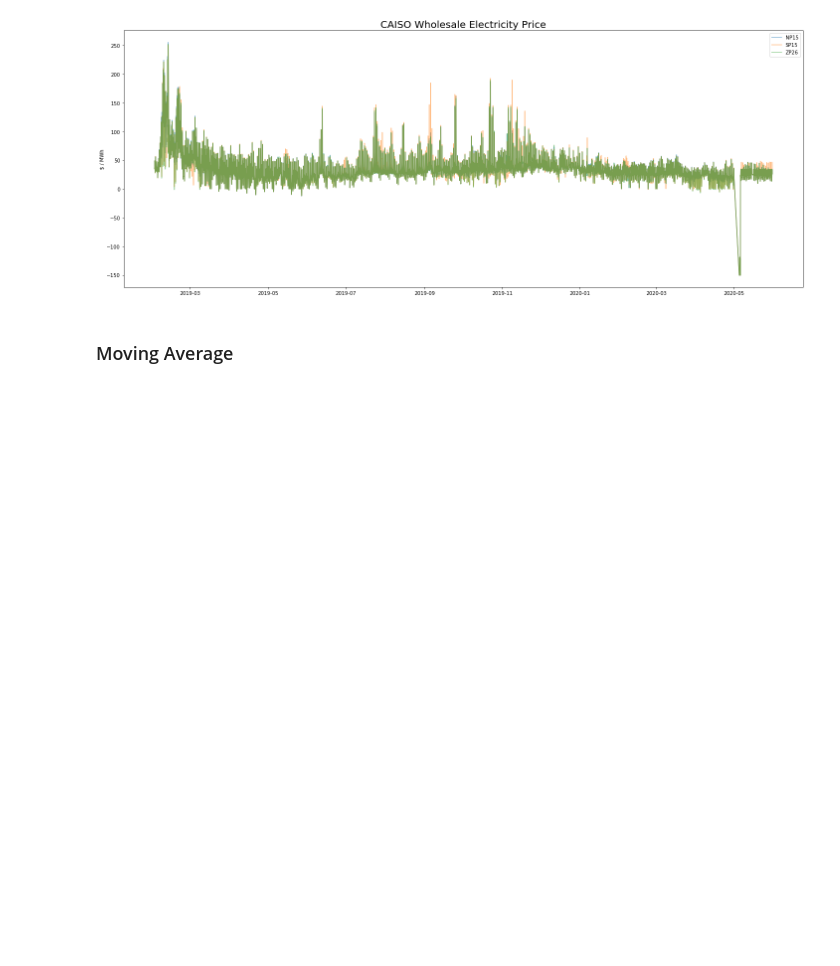
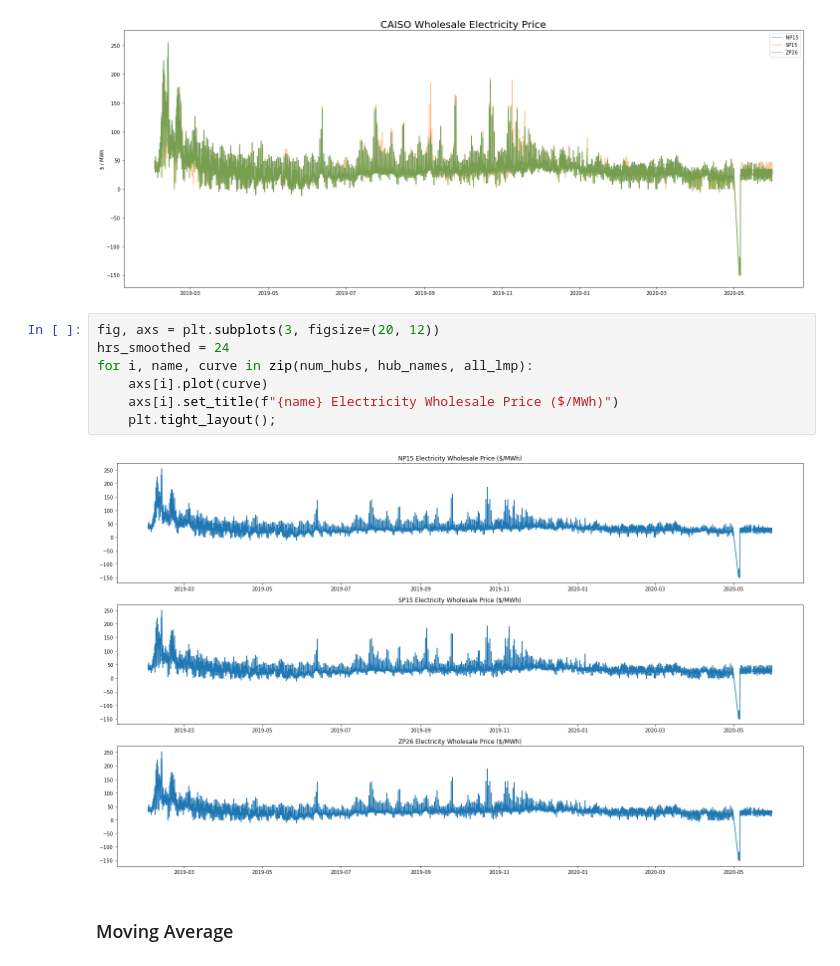
Before and after one commit to Morgan-Sell/caiso-price-forecast, a Jupyter notebook: arima.ipynb, the cells around one changed output. Saved outputs shown, nothing was run; the diff lists cells and outputs as text; blank space fills up the shorter version.

```diff
--- a/arima.ipynb
+++ b/arima.ipynb
@@ -106,6 +106,15 @@ ax.set_ylabel('$ / MWh')
 plt.tight_layout();
 # %% [output]
 [figure]
+# %%
+fig, axs = plt.subplots(3, figsize=(20, 12))
+hrs_smoothed = 24
+for i, name, curve in zip(num_hubs, hub_names, all_lmp):
+    axs[i].plot(curve)
+    axs[i].set_title(f"{name} Electricity Wholesale Price ($/MWh)")
+    plt.tight_layout();
+# %% [output]
+[figure, added]
 # %% [markdown]
 ### Moving Average
 # %%
```
Also changed, not shown: parts of 8 cells of this notebook.
